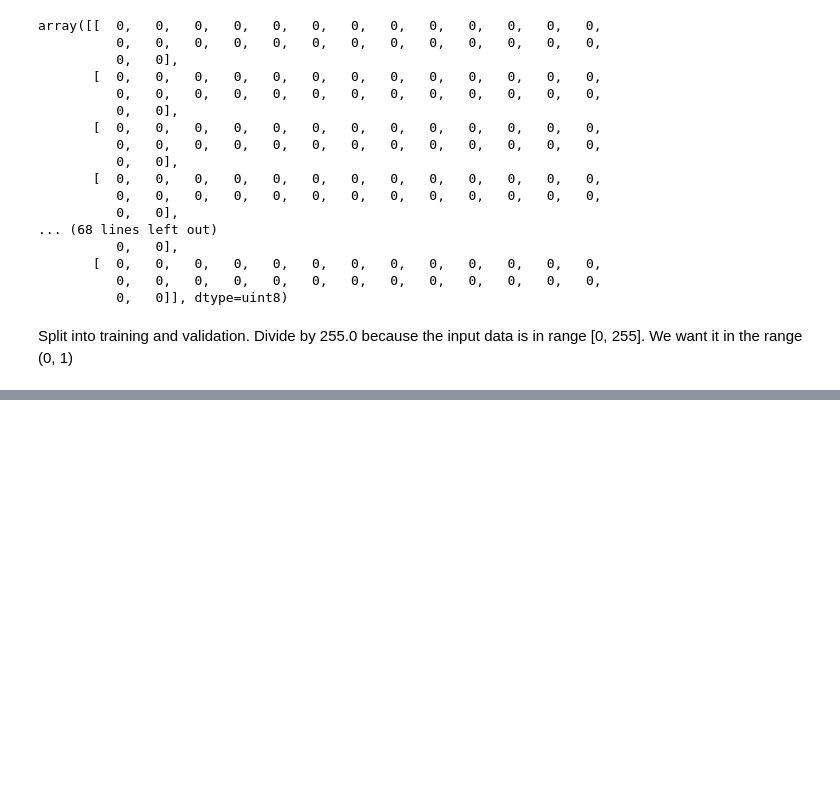
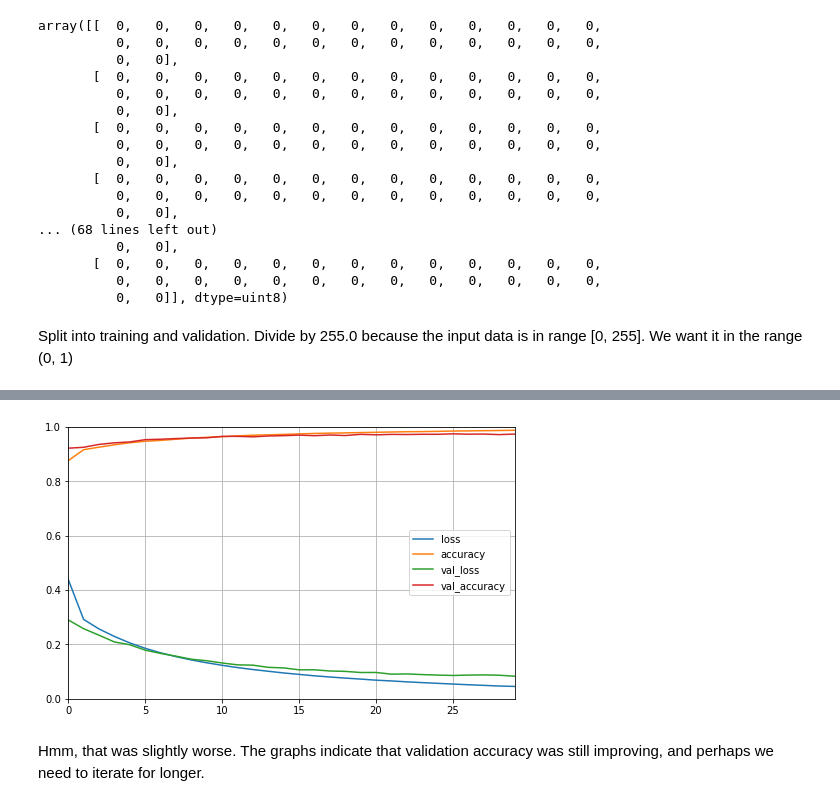
Before and after one commit to youngelf/MachineLearning, a Jupyter notebook: Hands-On2/Chapter 10.ipynb, the cells around one changed output, grey strips where cells are left out. Saved outputs shown, nothing was run; the diff lists cells and outputs as text; code cells hidden in the pictures; blank space fills up the shorter version.

Commit message:
Done with Chapter 10 exercise, got a working model for Chapter 11 last exercise

```diff
--- a/Hands-On2/Chapter 10.ipynb
+++ b/Hands-On2/Chapter 10.ipynb
@@ -1067,0 +1081,21 @@ plt.show()
+# %%
+# model = keras.models.Sequential()
+# model.add(keras.layers.Flatten(input_shape=[28, 28]))
+# model.add(keras.layers.Dense(300, activation="relu"))
+# model.add(keras.layers.Dense(100, activation="relu"))
+# model.add(keras.layers.Dense(10, activation="softmax"))
+
+# This is another way of creating it:
+mnist_model = keras.models.Sequential([
+    keras.layers.Flatten(input_shape=[28, 28]),
+    keras.layers.Dense(300, activation="selu"),
+    keras.layers.Dense(100, activation="selu"),
+    keras.layers.Dense(10, activation="softmax")
+])
+# %%
+mnist_model.compile(loss="sparse_categorical_crossentropy",
+             optimizer="sgd",
+             metrics=["accuracy"])
+
+history = mnist_model.fit(X_train, y_train, epochs=30,
+                   validation_data=(X_valid, y_valid))
@@ -1067,0 +1125,11 @@ plt.show()
+# %%
+import pandas as pd
+
+pd.DataFrame(history.history).plot(figsize=(8,5))
+plt.grid(True)
+plt.gca().set_ylim(0,1) # Y axis set to [0,1]
+plt.show()
+# %% [output]
+[figure, added]
+# %% [markdown]
+Hmm, that was slightly worse. The graphs indicate that validation accuracy was still improving, and perhaps we need to iterate for longer.
```
Also changed, not shown: parts of 11 cells of this notebook, 1 other file.
